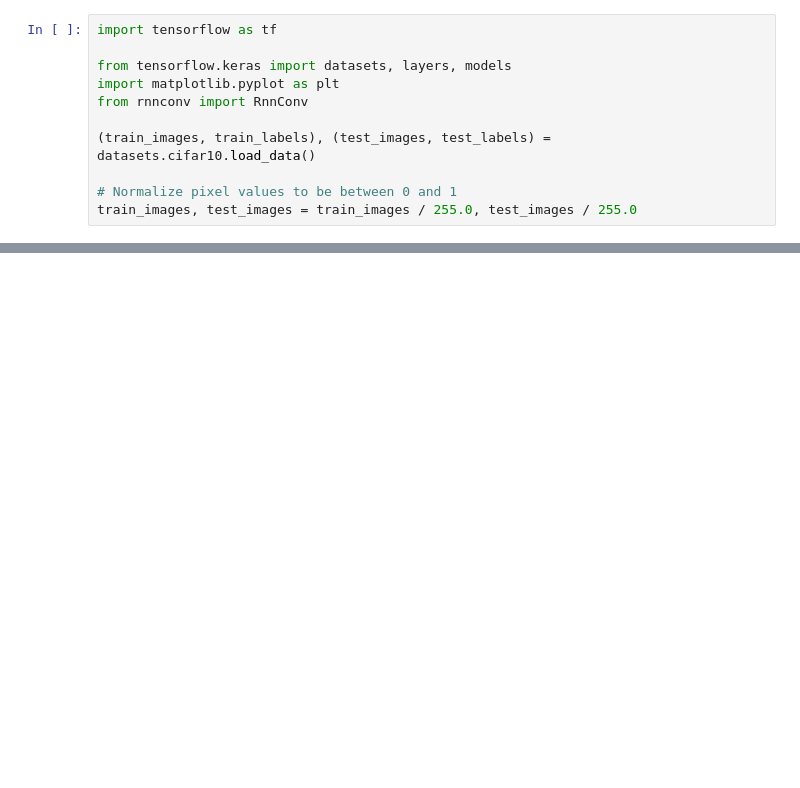
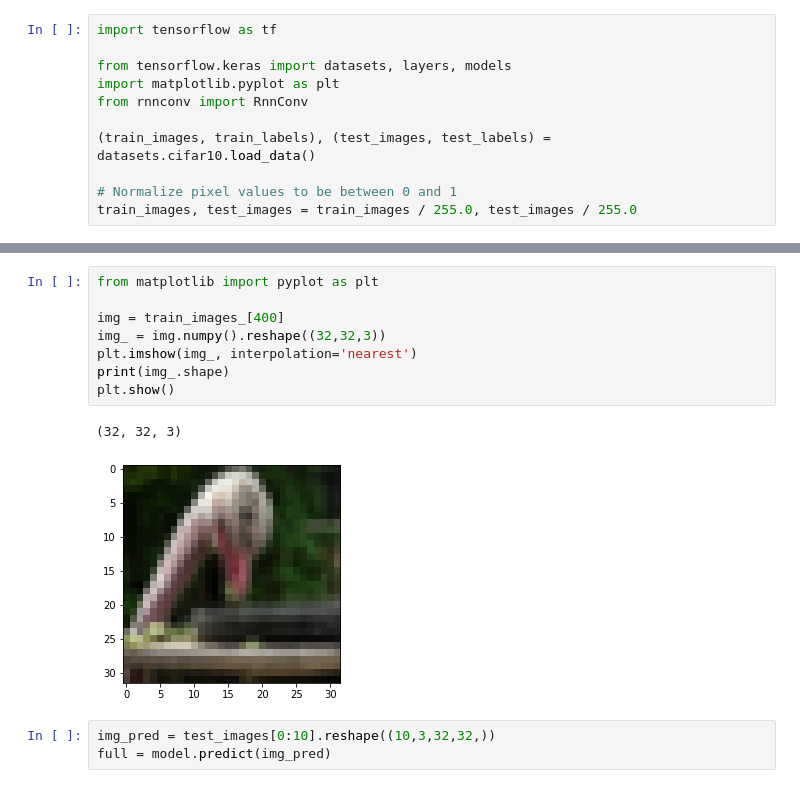
Before and after one commit to ChristopheBrown/e6998_img_compression, a Jupyter notebook: sandbox2.ipynb, the cells around one changed output, grey strips where cells are left out. Cells and saved outputs as stored; diff of their text form; blank space fills up the shorter version.

Commit message:
trained model

```diff
--- a/sandbox2.ipynb
+++ b/sandbox2.ipynb
@@ -75,0 +97,14 @@ model3 = model.fit(train_images_[0:100], train_images_[0:100], batch_size=64, ep
+# %%
+from matplotlib import pyplot as plt
+
+img = train_images_[400]
+img_ = img.numpy().reshape((32,32,3))
+plt.imshow(img_, interpolation='nearest')
+print(img_.shape)
+plt.show()
+# %% [output]
+(32, 32, 3)
+[figure, added]
+# %%
+img_pred = test_images[0:10].reshape((10,3,32,32,))
+full = model.predict(img_pred)
```
Also changed, not shown: parts of 5 cells of this notebook.
